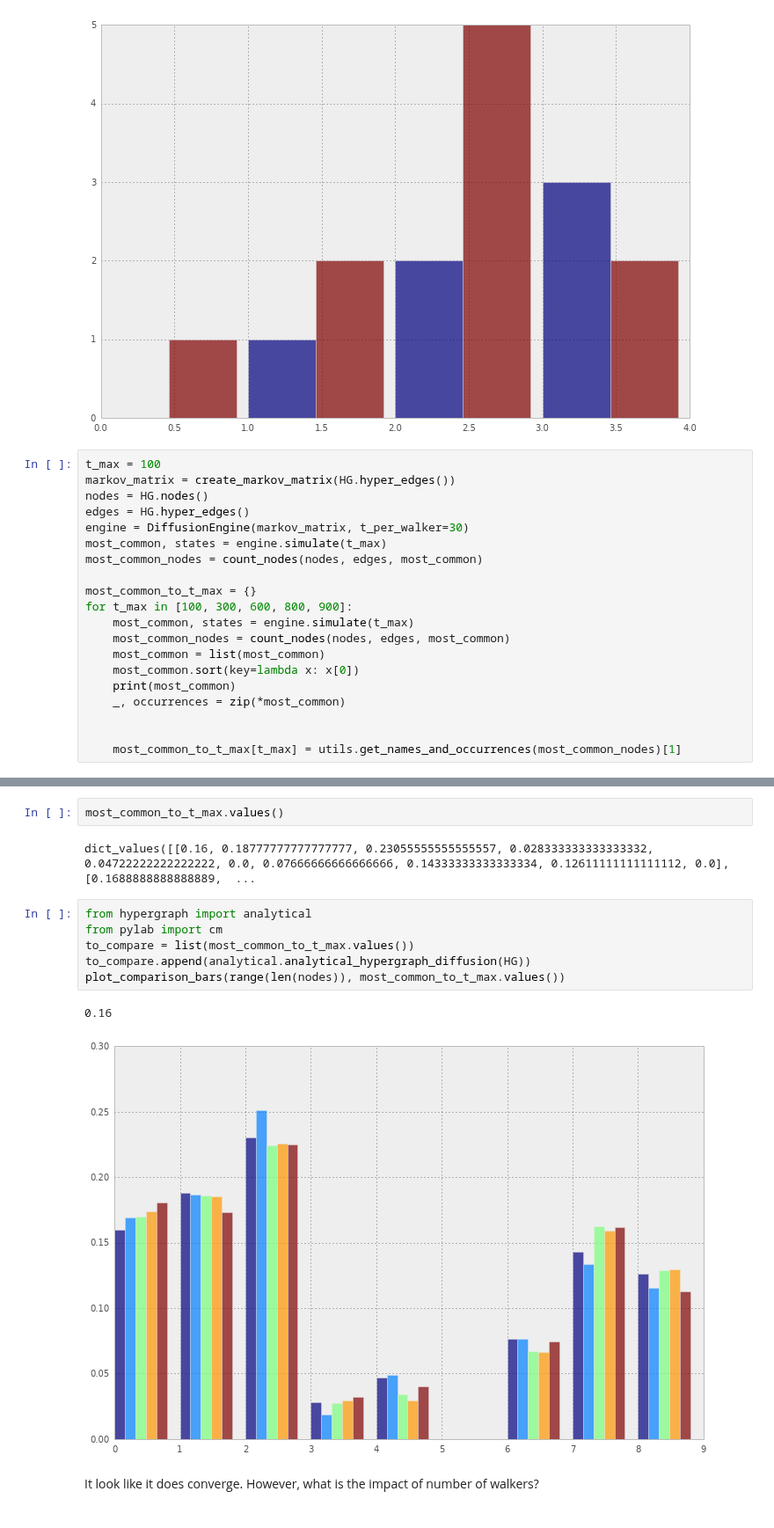
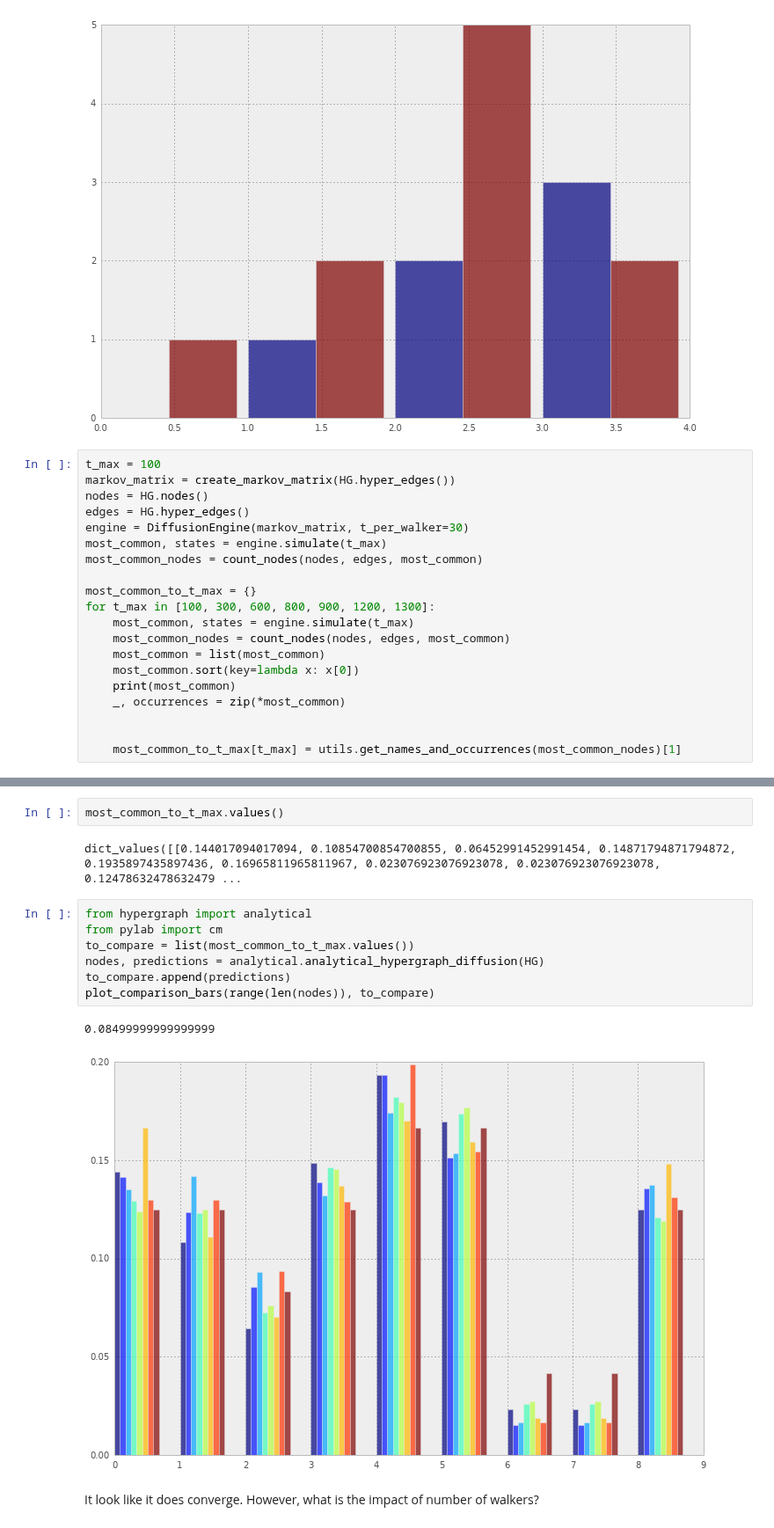
Before and after one commit to ilonajulczuk/hypergraph, a Jupyter notebook: notebooks/check_conversion.ipynb, the cells around one changed output, grey strips where cells are left out. Shown at 88% size. Cells and saved outputs as stored; diff of their text form.

```diff
--- a/notebooks/check_conversion.ipynb
+++ b/notebooks/check_conversion.ipynb
@@ -159,7 +157,7 @@ most_common, states = engine.simulate(t_max)
 most_common_nodes = count_nodes(nodes, edges, most_common)
 
 most_common_to_t_max = {}
-for t_max in [100, 300, 600, 800, 900]:
+for t_max in [100, 300, 600, 800, 900, 1200, 1300]:
     most_common, states = engine.simulate(t_max)
     most_common_nodes = count_nodes(nodes, edges, most_common)
     most_common = list(most_common)
@@ -178,15 +178,16 @@ for t_max in [100, 300, 600, 800, 900]:
 # %%
 most_common_to_t_max.values()
 # %% [output]
-dict_values([[0.16, 0.18777777777777777, 0.23055555555555557, 0.028333333333333332, 0.04722222222222222, 0.0, 0.07666666666666666, 0.14333333333333334, 0.12611111111111112, 0.0], [0.1688888888888889,  ...
+dict_values([[0.144017094017094, 0.10854700854700855, 0.06452991452991454, 0.14871794871794872, 0.1935897435897436, 0.16965811965811967, 0.023076923076923078, 0.023076923076923078, 0.12478632478632479 ...
 # %%
 from hypergraph import analytical
 from pylab import cm
 to_compare = list(most_common_to_t_max.values())
-to_compare.append(analytical.analytical_hypergraph_diffusion(HG))
-plot_comparison_bars(range(len(nodes)), most_common_to_t_max.values())
+nodes, predictions = analytical.analytical_hypergraph_diffusion(HG)
+to_compare.append(predictions)
+plot_comparison_bars(range(len(nodes)), to_compare)
 # %% [output]
-0.16
+0.08499999999999999
-[figure, old version]
+[figure, new version]
 # %% [markdown]
 It look like it does converge. However, what is the impact of number of walkers?
```
Also changed, not shown: parts of 8 cells of this notebook, 1 other file.
